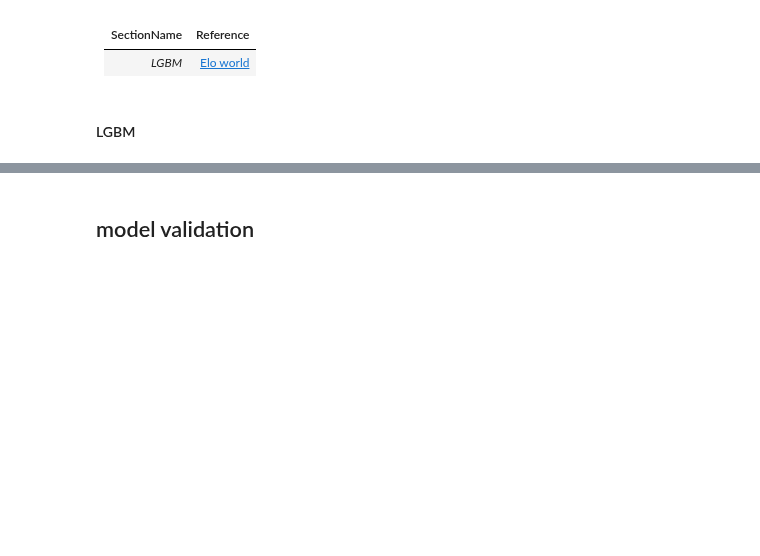
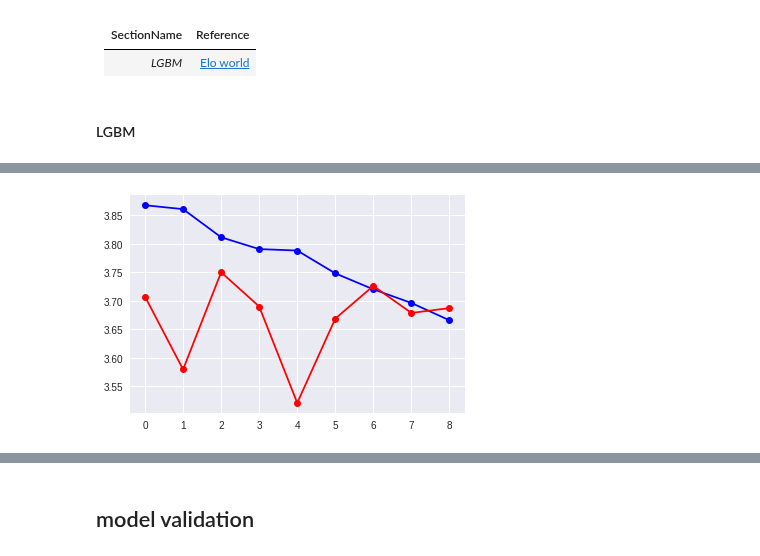
Before and after one commit to PaperStrange/AIProjectManger, a Jupyter notebook: model/train_valid_hzq.ipynb, the cells around one changed output, grey strips where cells are left out. Saved outputs shown, nothing was run; the diff lists cells and outputs as text; code cells hidden in the pictures; blank space fills up the shorter version.

```diff
--- a/model/train_valid_hzq.ipynb
+++ b/model/train_valid_hzq.ipynb
@@ -217,14 +225,19 @@ sub_df.to_csv("./submit/submission_LGBM_hzq_baseline1.csv", index=False)
 import logging
 
 
-def get_logger():
+def create_logger():
+    '''
+    This fuction will create a logger for recording training details
+    '''
+
     FORMAT = '[%(levelname)s]%(asctime)s:%(name)s:%(message)s'
     logging.basicConfig(format=FORMAT)
     logger = logging.getLogger('main')
     logger.setLevel(logging.DEBUG)
+
     return logger
 
-logger = get_logger()
+logger = create_logger()
 # %%
 param = {'num_leaves': 51,
          'min_data_in_leaf': 35,
@@ -306,3 +451,10 @@ plt.tight_layout()
+# %%
+loss_train_df = pd.DataFrame(loss_train)
+loss_valid_df = pd.DataFrame(loss_valid)
+
+plt.plot(np.arange(loss_train_df.shape[1]), loss_train_df.loc[0, :].values, "bo-", np.arange(loss_valid_df.shape[1]), loss_valid_df.loc[0, :].values, "ro-");
+# %% [output]
+[figure, added]
 # %%
 logger.info("Prepare submission")
 submit_sample =  pd.read_csv("./submit/sample_submission.csv")
```
Also changed, not shown: parts of 23 cells of this notebook, 1 other file.
